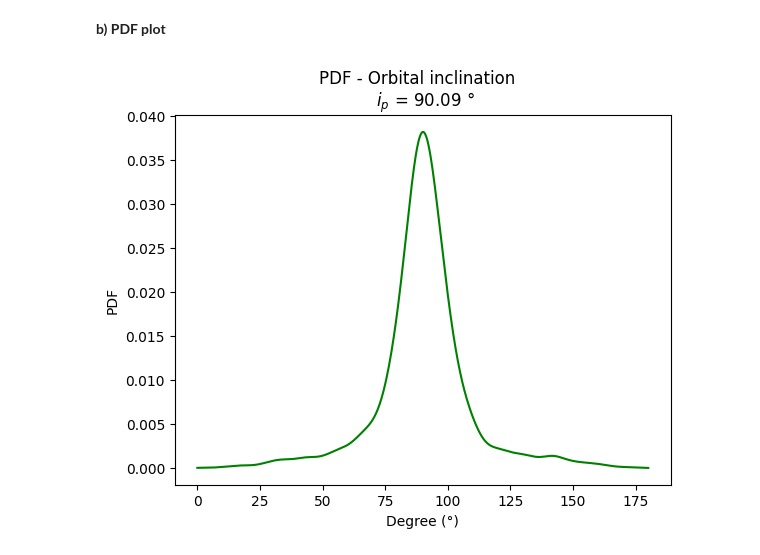
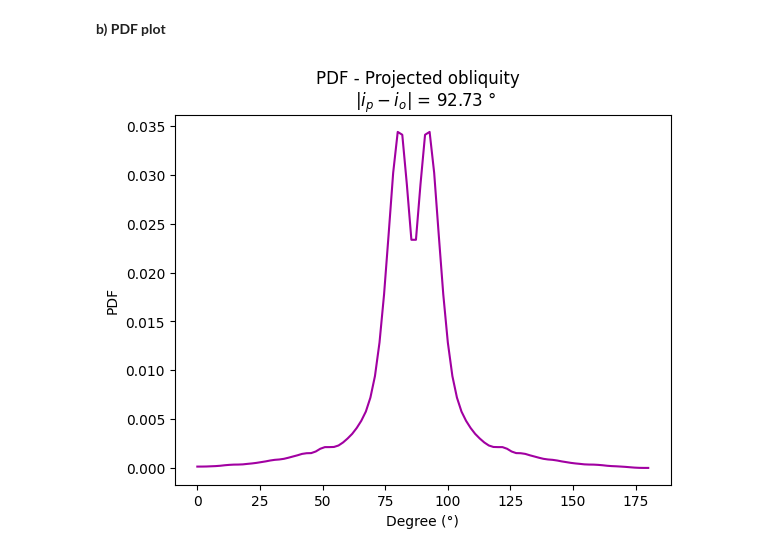
Before and after one commit to exoAtmospheres/exoSpin, a Jupyter notebook: docs/DEMO_exoSpin.ipynb, the cells around one changed output. Drawn from its saved outputs; the diff is of its cells as text; code cells hidden in the pictures.

```diff
--- a/docs/DEMO_exoSpin.ipynb
+++ b/docs/DEMO_exoSpin.ipynb
@@ -113,6 +113,6 @@ x.hist('Radius','#3498DB').plot()
 # %% [markdown]
 **b) PDF plot**
-# %%
-x.pdf('Orbital inclination','green').plot()
-# %% [output]
-[figure, removed]
+# %%
+proj_pdf = x.pdf('Projected obliquity - complex','#A100A1').plot()
+# %% [output]
+[figure, added]
```
Also changed, not shown: parts of 7 cells of this notebook, 31 other files.
